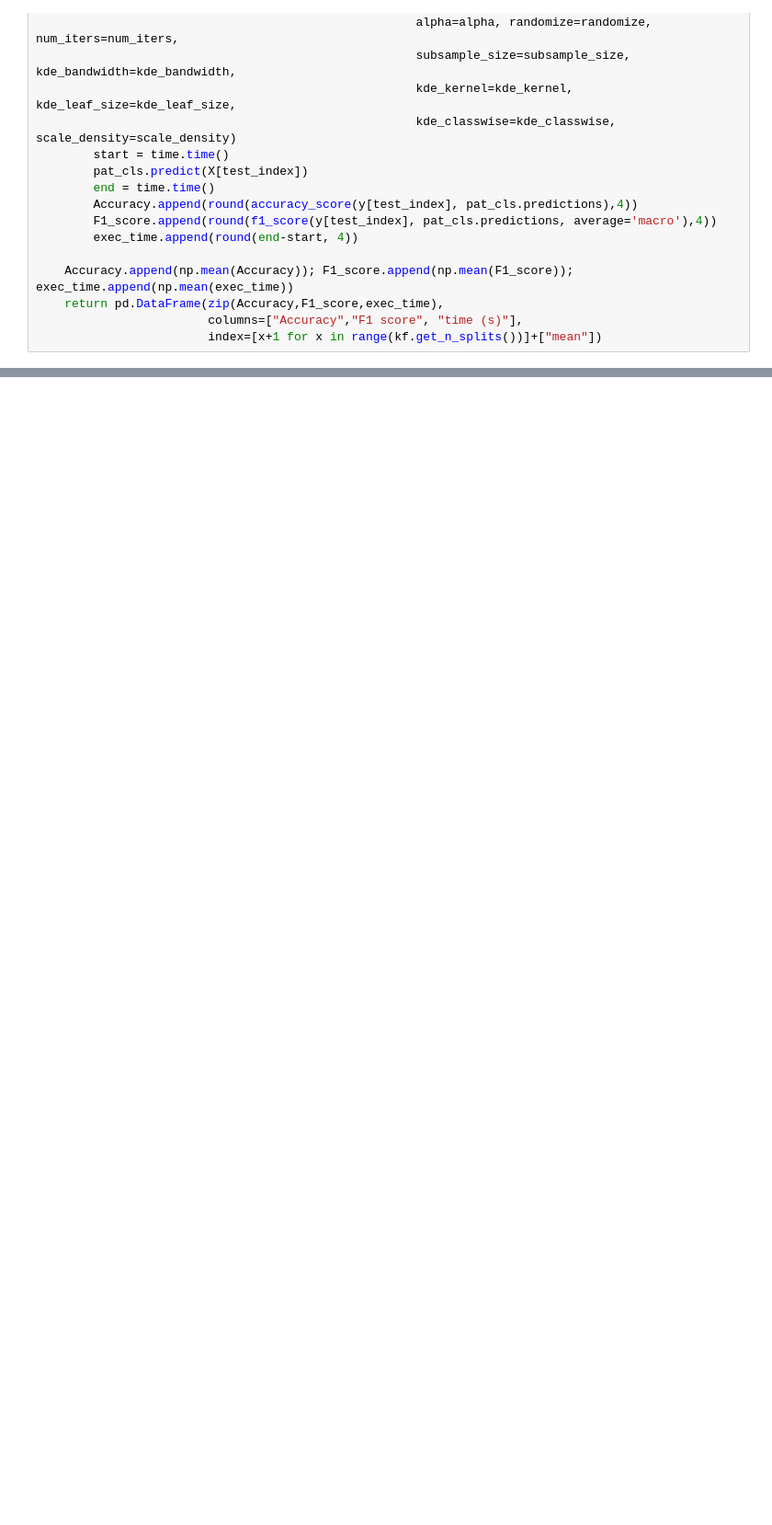
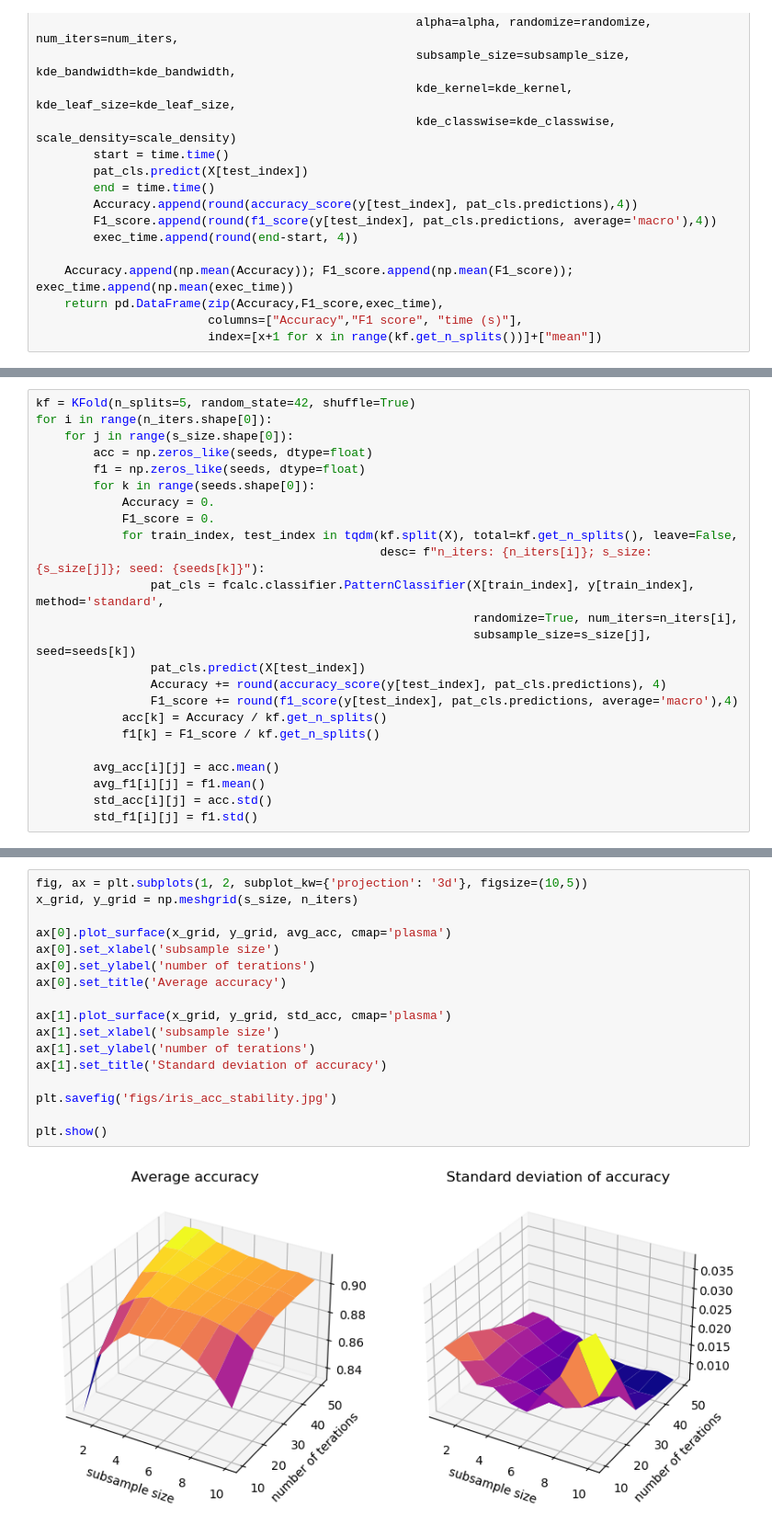
Before and after one commit to AndrewDiv/FCALC, a Jupyter notebook: randomization testing.ipynb, the cells around one changed output, grey strips where cells are left out. Shown: that part at 92% size. Drawn from its saved outputs; the diff is of its cells as text; blank space fills up the shorter version.

Commit message:
stability testing

```diff
--- a/randomization testing.ipynb
+++ b/randomization testing.ipynb
@@ -74,0 +97,24 @@ OSError: Cannot save file into a non-existent directory: 'D:\University\masters
+# %%
+kf = KFold(n_splits=5, random_state=42, shuffle=True)
+for i in range(n_iters.shape[0]):
+    for j in range(s_size.shape[0]):
+        acc = np.zeros_like(seeds, dtype=float)
+        f1 = np.zeros_like(seeds, dtype=float)
+        for k in range(seeds.shape[0]):
+            Accuracy = 0.
+            F1_score = 0.
+            for train_index, test_index in tqdm(kf.split(X), total=kf.get_n_splits(), leave=False,
+                                                desc= f"n_iters: {n_iters[i]}; s_size: {s_size[j]}; seed: {seeds[k]}"):
+                pat_cls = fcalc.classifier.PatternClassifier(X[train_index], y[train_index], method='standard',
+                                                             randomize=True, num_iters=n_iters[i],
+                                                             subsample_size=s_size[j], seed=seeds[k])
+                pat_cls.predict(X[test_index])
+                Accuracy += round(accuracy_score(y[test_index], pat_cls.predictions), 4)
+                F1_score += round(f1_score(y[test_index], pat_cls.predictions, average='macro'),4)
+            acc[k] = Accuracy / kf.get_n_splits()
+            f1[k] = F1_score / kf.get_n_splits()
+
+        avg_acc[i][j] = acc.mean()
+        avg_f1[i][j] = f1.mean()
+        std_acc[i][j] = acc.std()
+        std_f1[i][j] = f1.std()
@@ -74,0 +126,19 @@ OSError: Cannot save file into a non-existent directory: 'D:\University\masters
+# %%
+fig, ax = plt.subplots(1, 2, subplot_kw={'projection': '3d'}, figsize=(10,5))
+x_grid, y_grid = np.meshgrid(s_size, n_iters)
+
+ax[0].plot_surface(x_grid, y_grid, avg_acc, cmap='plasma')
+ax[0].set_xlabel('subsample size')
+ax[0].set_ylabel('number of terations')
+ax[0].set_title('Average accuracy')
+
+ax[1].plot_surface(x_grid, y_grid, std_acc, cmap='plasma')
+ax[1].set_xlabel('subsample size')
+ax[1].set_ylabel('number of terations')
+ax[1].set_title('Standard deviation of accuracy')
+
+plt.savefig('figs/iris_acc_stability.jpg')
+
+plt.show()
+# %% [output]
+[figure, added]
```
Also changed, not shown: parts of 15 cells of this notebook, 8 other files.
